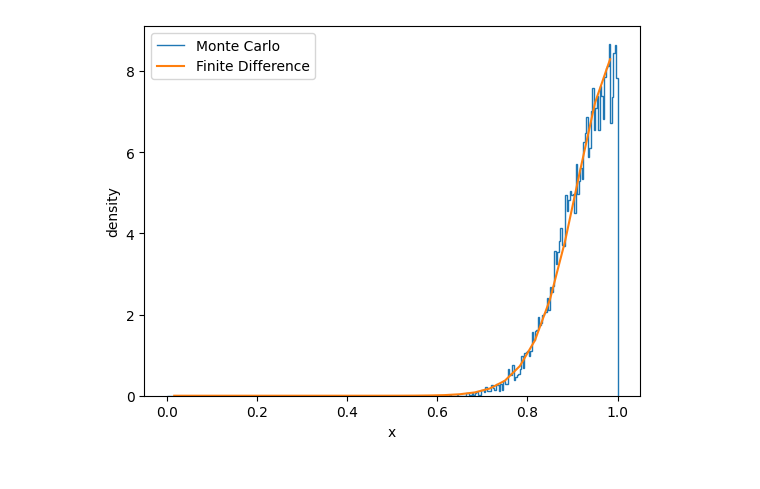
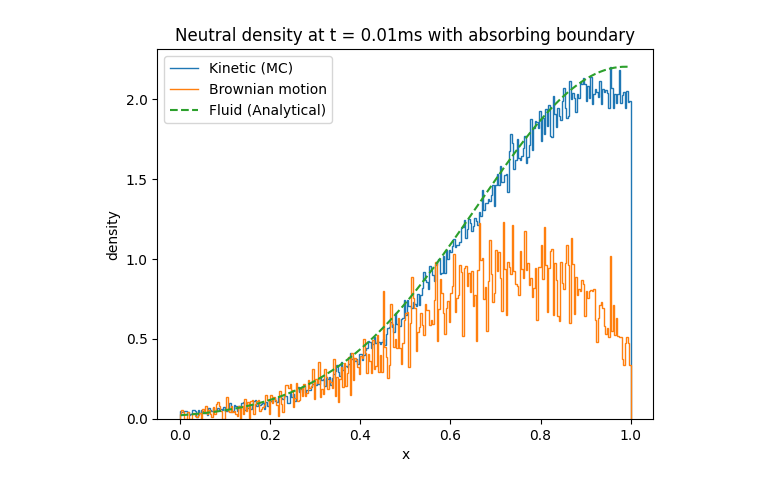
Before and after one commit to RVB12/neptune-mc, a Jupyter notebook: examples/test_1d_fluid.ipynb, the cells around one changed output. Drawn from its saved outputs; the diff is of its cells as text; code cells hidden in the pictures.

```diff
--- a/examples/test_1d_fluid.ipynb
+++ b/examples/test_1d_fluid.ipynb
@@ -4,7 +4,7 @@ import matplotlib.pyplot as plt
 import math
 
 
-n_cells = 30
+n_cells = 300
 
 # t_final = 1.0e-4
 t_final = 1.0e-4
@@ -13,9 +13,9 @@ x = np.linspace(0, 1, n_cells+1)
 x_center = 0.5 * (x[:-1] + x[1:])
 h = x[1] - x[0]
 
-x0 = 0.995
+x0 = 0.90
 
-ion_density = 1.0e20
+ion_density = 1.0e19
 ion_velocity = 0
 ion_temperature = 1
 
@@ -26,6 +26,8 @@ BGK_stddev = np.sqrt(ion_temperature * 1.602176634e-19 / 1.67e-27)
 
 D = BGK_stddev**2 / collision_rate
 
+R = 0.9
+
 
 print('Collision rate: ', collision_rate)
 print('Average collision time: ', 1/collision_rate)
@@ -48,7 +57,7 @@ Expected deviation:  0.0983287021620305
 # simulate using monte carlo
 
 n_cells_mc = 300
-n_particles = 10000
+n_particles = 100000
 density_mc = np.zeros(n_cells_mc, dtype=float)
 x_mc = np.linspace(0, 1, n_cells_mc+1)
 x_center_mc = 0.5 * (x_mc[:-1] + x_mc[1:])
@@ -56,6 +65,7 @@ for i in range(n_particles):
     x_particle = x0
     t = 0
     v = np.random.normal(ion_velocity, BGK_stddev)
+    weight  = 1.0
 
     while t < t_final:
         # time till next collision
@@ -75,6 +85,9 @@ for i in range(n_particles):
             x_particle += v * t_boundary
             v = -v
             t += t_boundary
+            weight *= R
+            if(weight < 0.00001):
+                break
             continue
 
         # move particle
@@ -86,4 +99,4 @@ for i in range(n_particles):
     # tally final position
     x_index = int(x_particle * n_cells_mc)
     volume = 1/(n_cells_mc)
-    density_mc[x_index] += 1/volume / n_particles
+    density_mc[x_index] += 1/volume / n_particles * weight
@@ -150,23 +144,35 @@ Final density:  [1.59765715e-10 3.90081955e-10 1.17295940e-09 3.58836252e-09
 density_analytical = np.zeros(n_cells)
 
 # calculate reflection coefficient so that flux is zero at x = 1
-R = 1
+
+alpha = (1. - R)
+beta = R
+
+
+dist = 1 - x0
+
+A = - (alpha - beta * dist / (2 * D * t_final)) / (alpha + beta * dist / (2 * D * t_final))
+
+
+Reflection_coef = 1 - 2 * (1 - R)
 
 for i in range(n_cells):
     x_center = (i + 0.5) / n_cells
-    density_analytical[i] = np.exp( -( x_center - x0 )**2/ (4*D*t_final) ) / np.sqrt(4*np.pi*D*t_final) + R * np.exp( -( x_center + x0 - 2 )**2/ (4*D*t_final) ) / np.sqrt(4*np.pi*D*t_final)
+    density_analytical[i] = np.exp( -( x_center - x0 )**2/ (4*D*t_final) ) / np.sqrt(4*np.pi*D*t_final) + A * np.exp( -( x_center + x0 - 2 )**2/ (4*D*t_final) ) / np.sqrt(4*np.pi*D*t_final)
 # %%
 
 x_center = 0.5 * (x[:-1] + x[1:])
 
-plt.stairs(density_mc, x_mc, label='Monte Carlo')
+plt.stairs(density_mc, x_mc, label='Kinetic (MC)')
+plt.stairs(density_bm, x_mc, label='Brownian motion')
 # plt.stairs(density_fluid, x, label='Finite Difference')
 # plt.stairs(density_analytical, x, label='Analytical')
-plt.plot(x_center, density_fluid, label='Finite Difference')
-# plt.plot(x_center, density_analytical, label='Analytical')
+# plt.plot(x_center, density_fluid, label='Finite Difference')
+plt.plot(x_center, density_analytical, label='Fluid (Analytical)', linestyle='--')
 plt.legend()
 plt.xlabel('x')
 plt.ylabel('density')
+plt.title('Neutral density at t = 0.01ms with absorbing boundary')
 plt.show()
 # %% [output]
-[figure, old version]
+[figure, new version]
```
Also changed, not shown: parts of 3 cells of this notebook, 25 other files.
